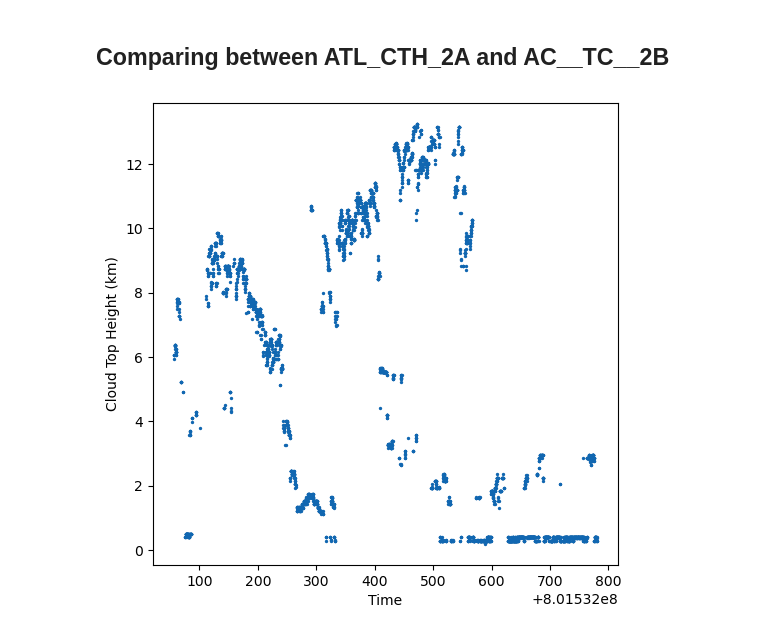
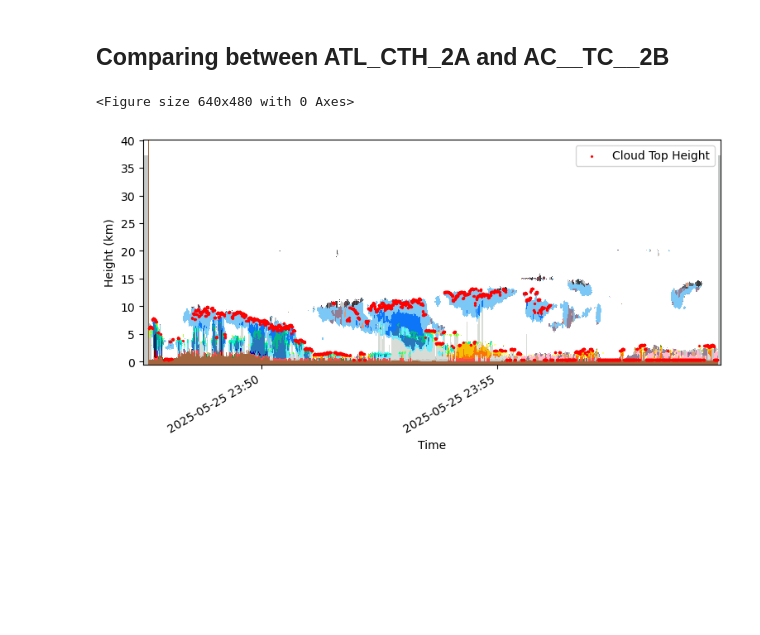
Before and after one commit to jesseturner/EarthCARE_Analysis, a Jupyter notebook: compare_products.ipynb, the cells around one changed output. Cells and saved outputs as stored; diff of their text form; code cells hidden in the pictures; blank space fills up the shorter version.

```diff
--- a/compare_products.ipynb
+++ b/compare_products.ipynb
@@ -46,5 +58,7 @@ with h5py.File(cth_path, 'r') as f:
     time_data = np.array(f[time_path][()])
 # %%
 mask = cth_data != 9.96921e+36
-cth_data_filtered = cth_data[mask]/1000 # convert to km
-time_data_filtered = time_data[mask]
+cth = cth_data[mask]/1000 # convert to km
+
+ref_time = datetime(2000, 1, 1, 0, 0, 0)
+cth_time = [ref_time + timedelta(seconds=sec) for sec in time_data[mask]]
@@ -51,12 +76,38 @@ time_data_filtered = time_data[mask]
+# %%
+class_height = class_height_data/1000 # convert to km
+
+ref_time = datetime(2000, 1, 1, 0, 0, 0)
+class_time = [ref_time + timedelta(seconds=sec) for sec in class_time_data]
+# %%
+time_grid, height_grid = np.meshgrid(class_time, np.arange(class_height.shape[1]), indexing='ij')
+# %%
+custom_colors = [
+    '#c5c9c7', '#a2653e', '#ffffff', '#ff474c', '#0504aa', '#009337', '#840000',
+    '#042e60', '#d8dcd6', '#ffff84', '#f5bf03', '#f97306', '#ff000d', '#5539cc',
+    '#2976bb', '#0d75f8', '#014182', '#017b92', '#06b48b', '#aaff32', '#6dedfd',
+    '#01f9c6', '#7bc8f6', '#d7fffe', '#a2cffe', '#04d9ff', '#7a9703', '#b2996e',
+    '#ffbacd', '#d99b82', '#947e94', '#856798', '#ac86a8', '#59656d', '#76424e',
+    '#363737'
+]
 # %%
-plt.figure(figsize=(6, 6))
+plt.figure()
+fig, ax = plt.subplots(figsize=(9, 4))
 
-plt.scatter(time_data_filtered, cth_data_filtered, color='#1167b1', marker='o', s=2)
+cmap = ListedColormap(custom_colors)
+pcm = ax.pcolormesh(time_grid, class_height, class_data, cmap=cmap, shading='auto')
 
-plt.title("")
-plt.xlabel("Time")
-plt.ylabel("Cloud Top Height (km)")
+ax.scatter(cth_time, cth, color='red', marker='x', s=2, label="Cloud Top Height")
 
+ax.xaxis.set_major_formatter(mdates.DateFormatter('%Y-%m-%d %H:%M'))
+fig.autofmt_xdate()
+ax.legend()
+
+ax.set_title("")
+ax.set_xlabel("Time")
+ax.set_ylabel("Height (km)")
+
+plt.savefig('compare_cth_to_class.png', dpi=300)
 plt.show()
 # %% [output]
+<Figure size 640x480 with 0 Axes>
-[figure, old version]
+[figure, new version]
```
Also changed, not shown: parts of 6 cells of this notebook, 2 other files.
